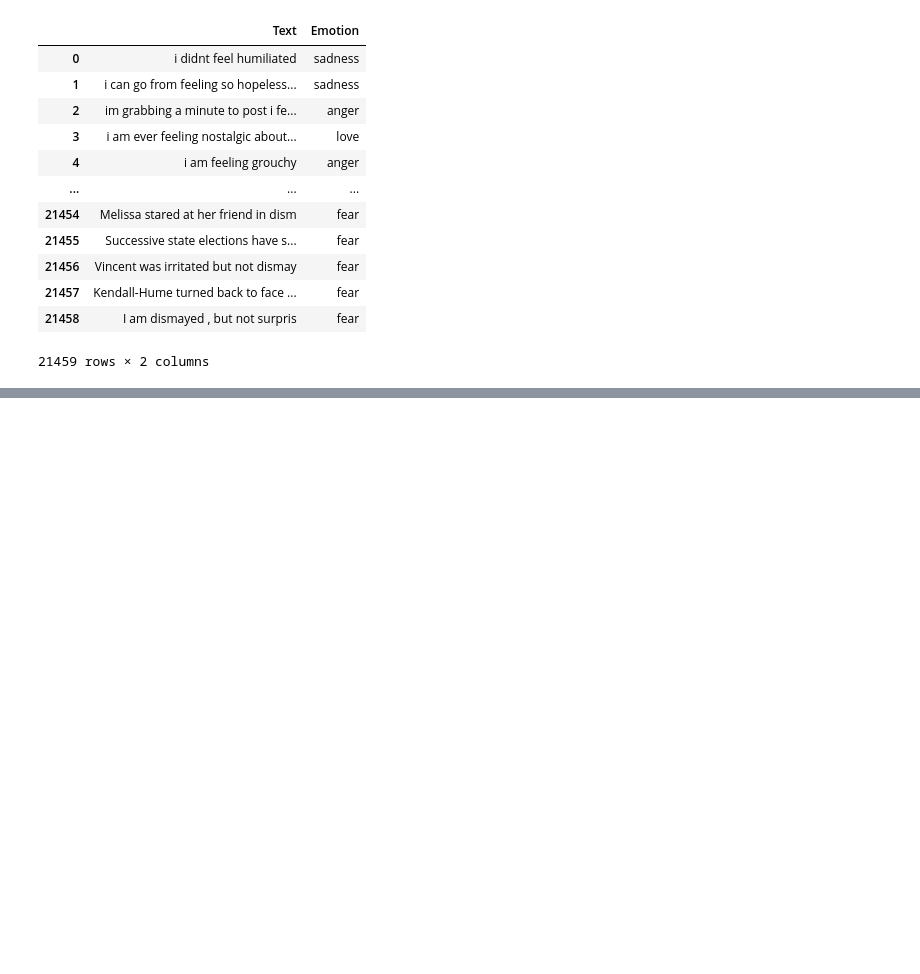
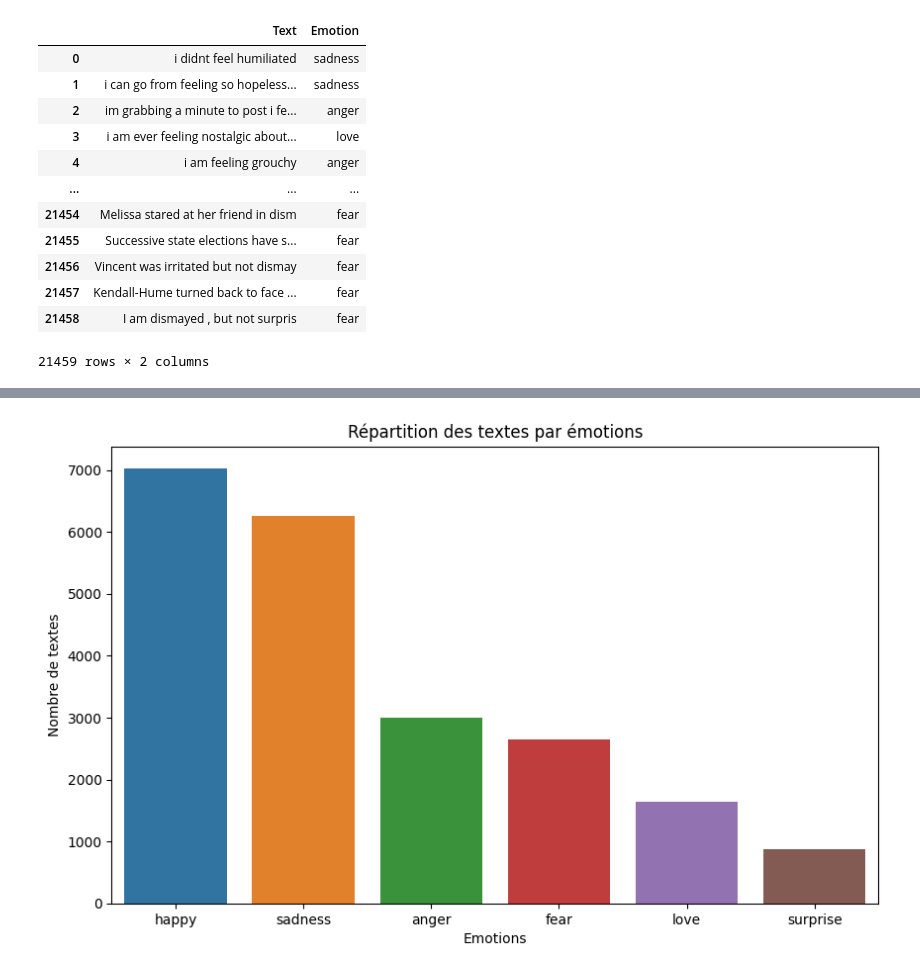
Before and after one commit to RolaMmss/R-aliser-un-site-de-suivi-de-patients-pour-un-psychologue, a Jupyter notebook: src/01-Data_Preprocessing.ipynb, the cells around one changed output, grey strips where cells are left out. Cells and saved outputs as stored; diff of their text form; code cells hidden in the pictures; blank space fills up the shorter version.

Commit message:
version propre de data preprocessing

```diff
--- a/src/01-Data_Preprocessing.ipynb
+++ b/src/01-Data_Preprocessing.ipynb
@@ -25,0 +64,4 @@ data
+# %%
+# Répartition des textes par émotions
+emotion_counts = data['Emotion'].value_counts()
+emotion_counts
@@ -25,0 +77,9 @@ data
+# %%
+plt.figure(figsize=(10, 6))
+sns.barplot(x=emotion_counts.index, y=emotion_counts.values)
+plt.xlabel('Emotions')
+plt.ylabel('Nombre de textes')
+plt.title('Répartition des textes par émotions')
+plt.show()
+# %% [output]
+[figure, added]
```
Also changed, not shown: parts of 13 cells of this notebook, 1 other file.
